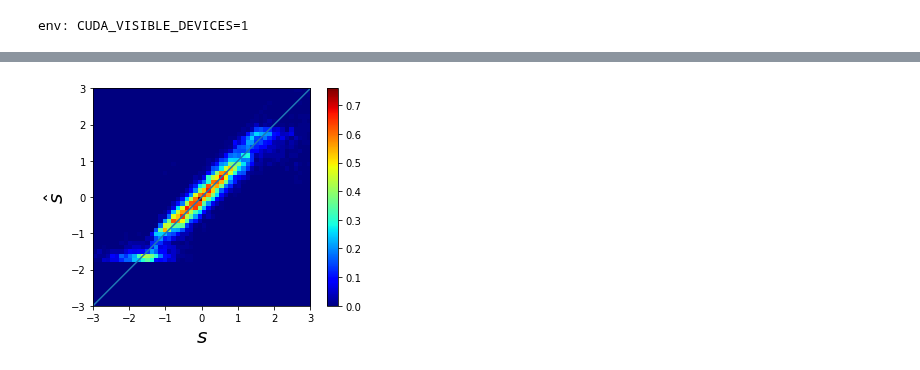
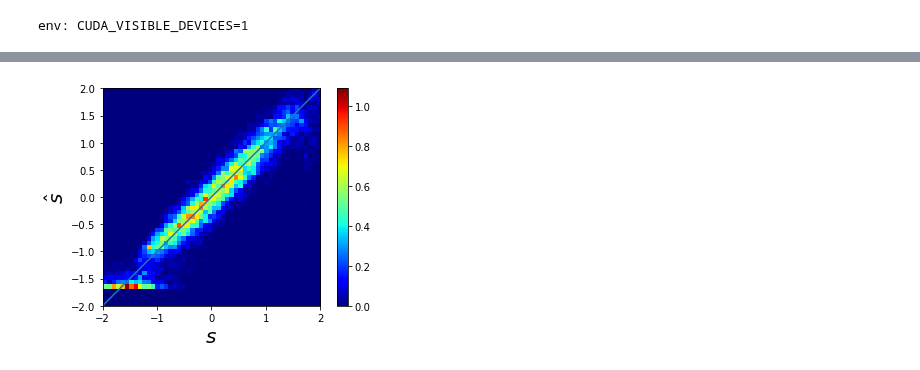
Before and after one commit to rzarcone/PCM_Paper, a Jupyter notebook: lookup_table_optimize_test.ipynb, the cells around one changed output, grey strips where cells are left out. Drawn from its saved outputs; the diff is of its cells as text; code cells hidden in the pictures.

Commit message:
modified plot design and trained new lookup

```diff
--- a/lookup_table_optimize_test.ipynb
+++ b/lookup_table_optimize_test.ipynb
@@ -161,13 +161,13 @@ old_batch_size = 10000
 batch_size = 10000 #used to be 10000
 mem_path = 'Data/PCM_20140605.pkl'
 pcm_device = 'new'
-old_lr = 5e-1
+old_lr = 0.0005
 lr = 0.0005 #was 0.0005
 num_epochs=301
 ratio = 0.75
 num_linspace = 300
-norm_min = -3.0
-norm_max = 3.0
+norm_min = -2.0 # added Rs = normalizer(Rs,norm_min-2.0,norm_max) to get_memristor_data to make go down to -3.
+norm_max = 2.0
 old_reg_loss_coef = 2.5
 reg_loss_coef = 2.5
 smoothness_coef = 1.0
@@ -205,7 +205,7 @@ g = tf.Graph()
 with g.as_default():
     tp = tf.placeholder(dtype='float32', shape=(batch_size, n_m))
     # Encoder
-    xx = np.linspace(-4, 4, num_linspace)[:, np.newaxis].astype('float32') #20180130: switched to -4,4
+    xx = np.linspace(-3.0, 3.0, num_linspace)[:, np.newaxis].astype('float32') #20180130: switched to -4,4, 20180204: back to -3,3
     x_encoder = tf.Variable(initial_value=xx, trainable=False)
     y_encoder = tf.Variable(initial_value=xx, trainable=True)
 
@@ -346,5 +396,5 @@ vals = _eval_graph(
     eval_ops=eval_ops,
     data_object=data_gen_val,
     feed_vars=feed_vars,
-    param_file='model_params/' + param_string + '.ckpt-230') #added -150 to get latest checkpoint
+    param_file='model_params/' + param_string + '.ckpt-300') #added -150 to get latest checkpoint
 # %% [output]
@@ -451,19 +503,19 @@ plt.savefig(base_name+plot_string)
 # %%
 fig = plt.figure()
 ax = fig.add_subplot(111)
 hist_plot = ax.hist2d(vals['tp'].ravel(), vals['sp'].ravel(),
               bins=50,cmap='jet',
-              range=np.array([(-3.0, 3.0), (-3.0, 3.0)]), normed='True')
+              range=np.array([(-2.0, 2.0), (-2.0, 2.0)]), normed='True')
 ax.plot(xx,xx)
 ax.set_aspect('equal')
 plt.colorbar(hist_plot[3],ax=ax)
 ax.set_xlabel(r'$s$', fontsize=20)
 ax.set_ylabel(r'$\hat{s}$', fontsize=20)
 
 if pcm_device == 'new':
     base_name = 'Plots/x_xhat_hist_new_'
 else:
     base_name = 'Plots/x_xhat_hist_old_'
 plt.savefig(base_name+plot_string)
 # %% [output]
-[figure, old version]
+[figure, new version]
```
Also changed, not shown: parts of 12 cells of this notebook, 1 other file.
